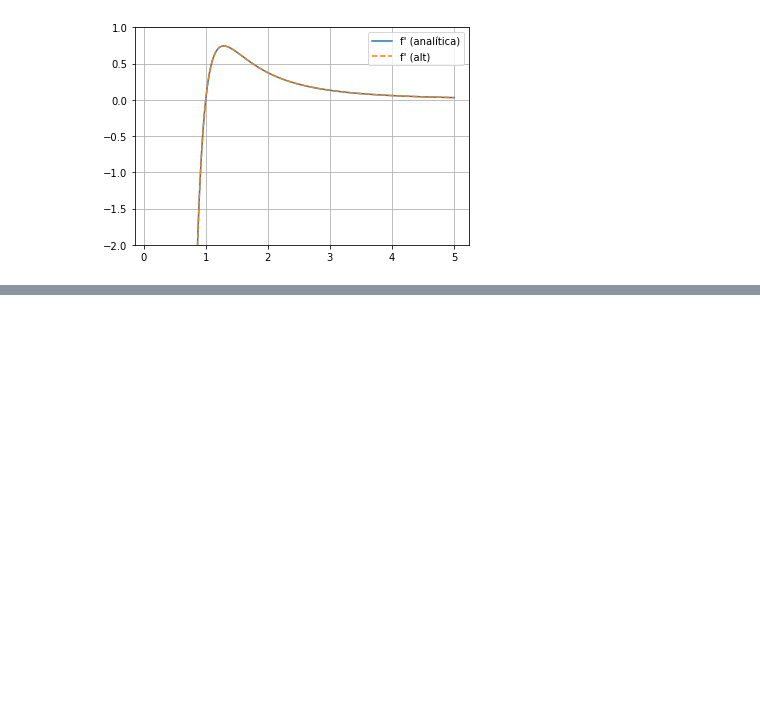
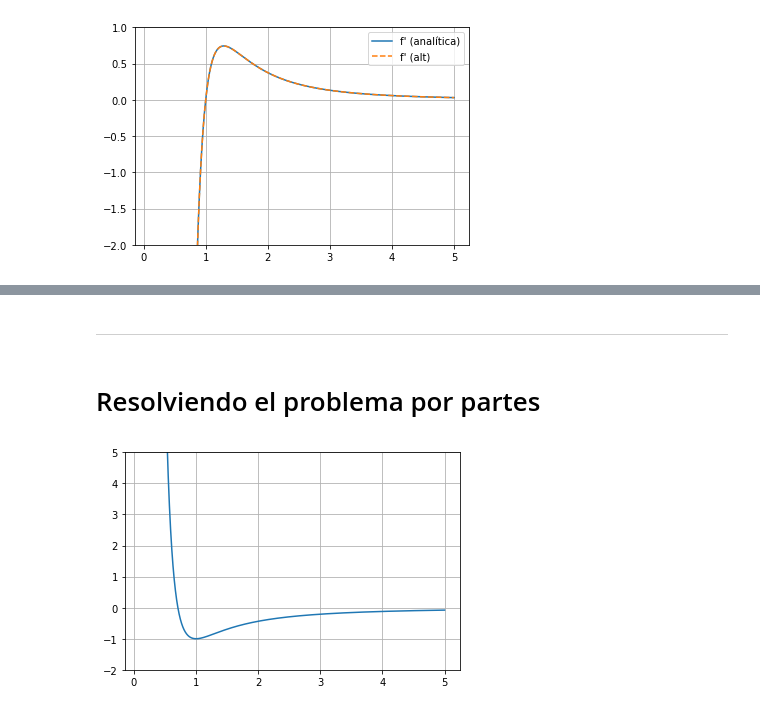
Before and after one commit to richmf/FisComp26-2, a Jupyter notebook: Clase 9.ipynb, the cells around one changed output, grey strips where cells are left out. Drawn from its saved outputs; the diff is of its cells as text; code cells hidden in the pictures; blank space fills up the shorter version.

```diff
--- a/Clase 9.ipynb
+++ b/Clase 9.ipynb
@@ -91,0 +110,18 @@ plt.show()
+# %% [markdown]
+______________
+# %% [markdown]
+# Resolviendo el problema por partes
+# %%
+h1 = 1e-4
+pt_empalme = 1
+x1 = np.arange(0.1,pt_empalme,h1)
+h2 = 1e-3
+x2 = np.arange(pt_empalme,5,h2)
+x = np.concatenate((x1,x2))
+y = 1/x**4 - 2/x**2
+plt.plot(x,y)
+plt.ylim([-2,5])
+plt.grid()
+plt.show()
+# %% [output]
+[figure, added]
```
Also changed, not shown: parts of 9 cells of this notebook.
